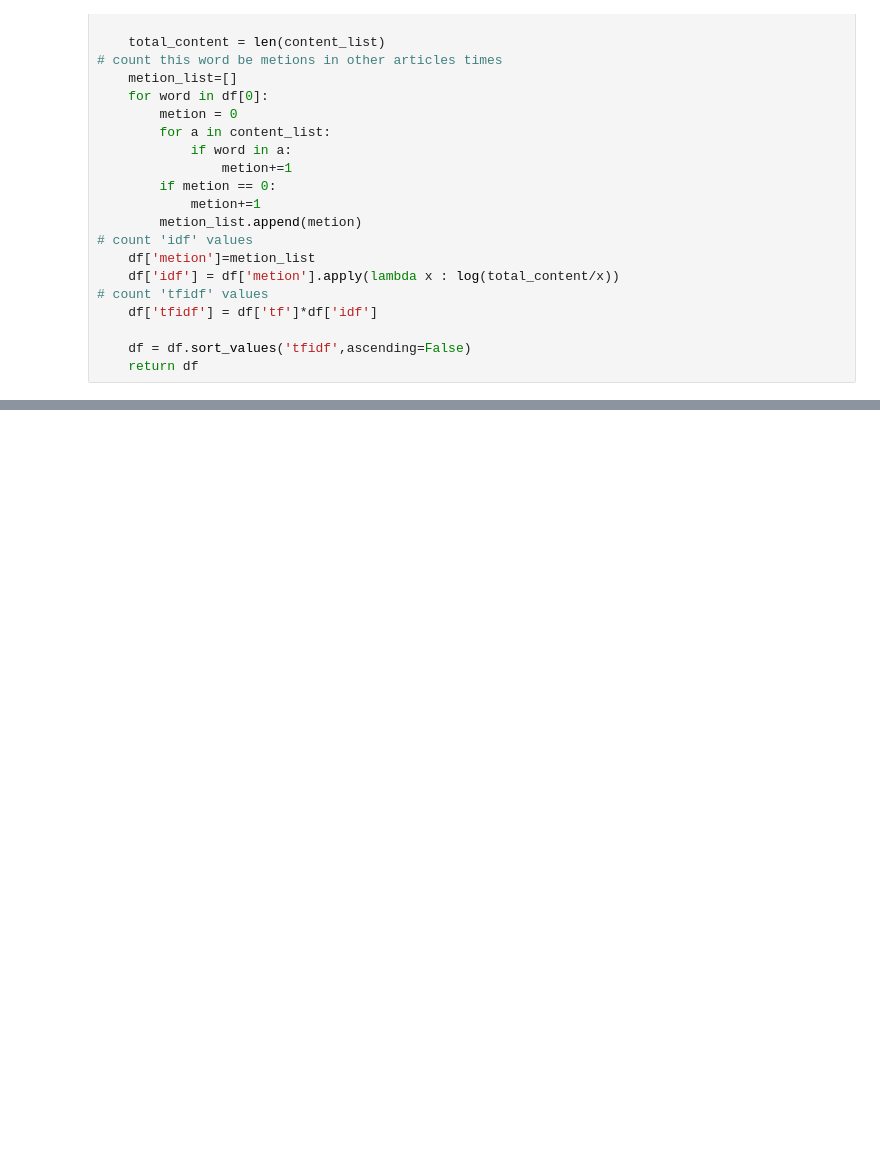
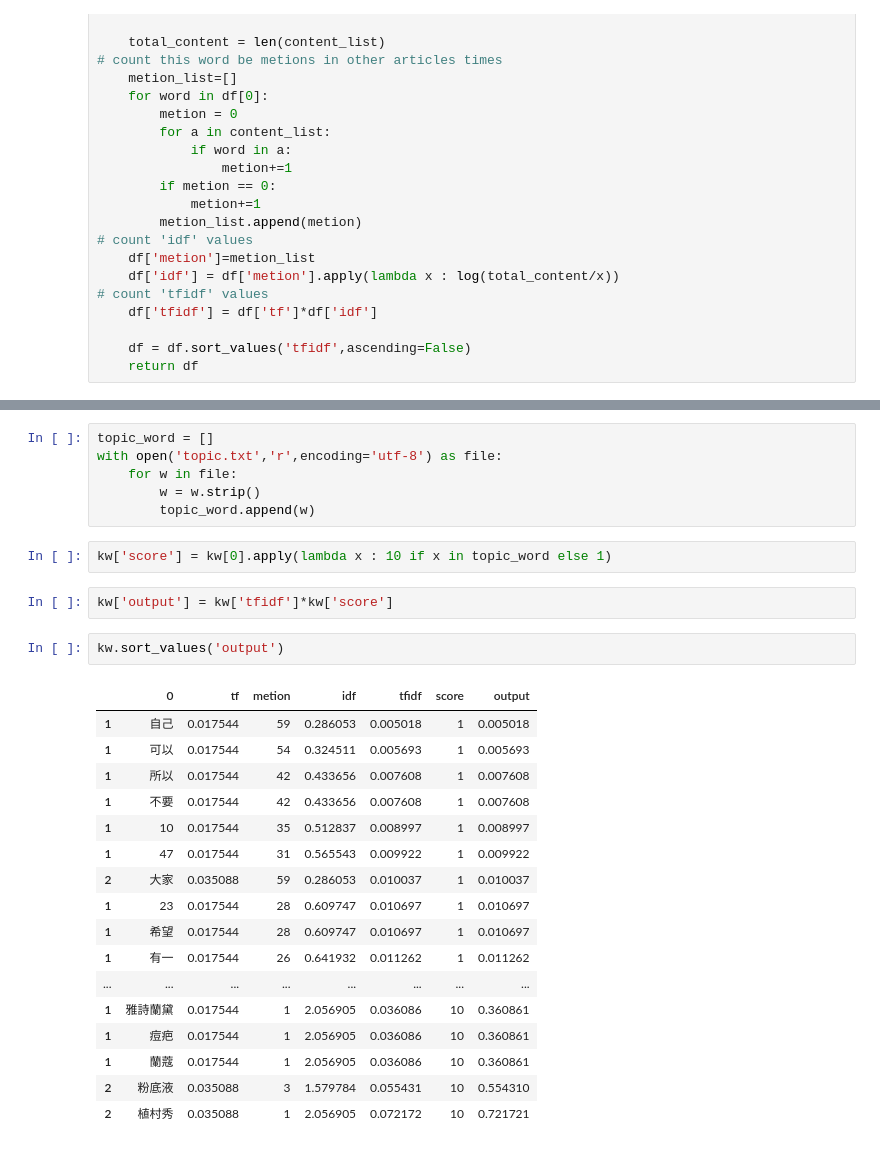
Before and after one commit to moodoa/tfidf, a Jupyter notebook: dcard_content.ipynb, the cells around one changed output, grey strips where cells are left out. Saved outputs shown, nothing was run; the diff lists cells and outputs as text; blank space fills up the shorter version.

Commit message:
<add> topics apply

```diff
--- a/dcard_content.ipynb
+++ b/dcard_content.ipynb
@@ -128,0 +130,30 @@ kw
+# %%
+topic_word = []
+with open('topic.txt','r',encoding='utf-8') as file:
+    for w in file:
+        w = w.strip()
+        topic_word.append(w)
+# %%
+kw['score'] = kw[0].apply(lambda x : 10 if x in topic_word else 1)
+# %%
+kw['output'] = kw['tfidf']*kw['score']
+# %%
+kw.sort_values('output')
+# %% [output]
+|  | 0 | tf | metion | idf | tfidf | score | output |
+| 1 | 自己 | 0.017544 | 59 | 0.286053 | 0.005018 | 1 | 0.005018 |
+| 1 | 可以 | 0.017544 | 54 | 0.324511 | 0.005693 | 1 | 0.005693 |
+| 1 | 所以 | 0.017544 | 42 | 0.433656 | 0.007608 | 1 | 0.007608 |
+| 1 | 不要 | 0.017544 | 42 | 0.433656 | 0.007608 | 1 | 0.007608 |
+| 1 | 10 | 0.017544 | 35 | 0.512837 | 0.008997 | 1 | 0.008997 |
+| 1 | 47 | 0.017544 | 31 | 0.565543 | 0.009922 | 1 | 0.009922 |
+| 2 | 大家 | 0.035088 | 59 | 0.286053 | 0.010037 | 1 | 0.010037 |
+| 1 | 23 | 0.017544 | 28 | 0.609747 | 0.010697 | 1 | 0.010697 |
+| 1 | 希望 | 0.017544 | 28 | 0.609747 | 0.010697 | 1 | 0.010697 |
+| 1 | 有一 | 0.017544 | 26 | 0.641932 | 0.011262 | 1 | 0.011262 |
+| ... | ... | ... | ... | ... | ... | ... | ... |
+| 1 | 雅詩蘭黛 | 0.017544 | 1 | 2.056905 | 0.036086 | 10 | 0.360861 |
+| 1 | 痘疤 | 0.017544 | 1 | 2.056905 | 0.036086 | 10 | 0.360861 |
+| 1 | 蘭蔻 | 0.017544 | 1 | 2.056905 | 0.036086 | 10 | 0.360861 |
+| 2 | 粉底液 | 0.035088 | 3 | 1.579784 | 0.055431 | 10 | 0.554310 |
+| 2 | 植村秀 | 0.035088 | 1 | 2.056905 | 0.072172 | 10 | 0.721721 |
```
Also changed, not shown: parts of 6 cells of this notebook, 2 other files.
